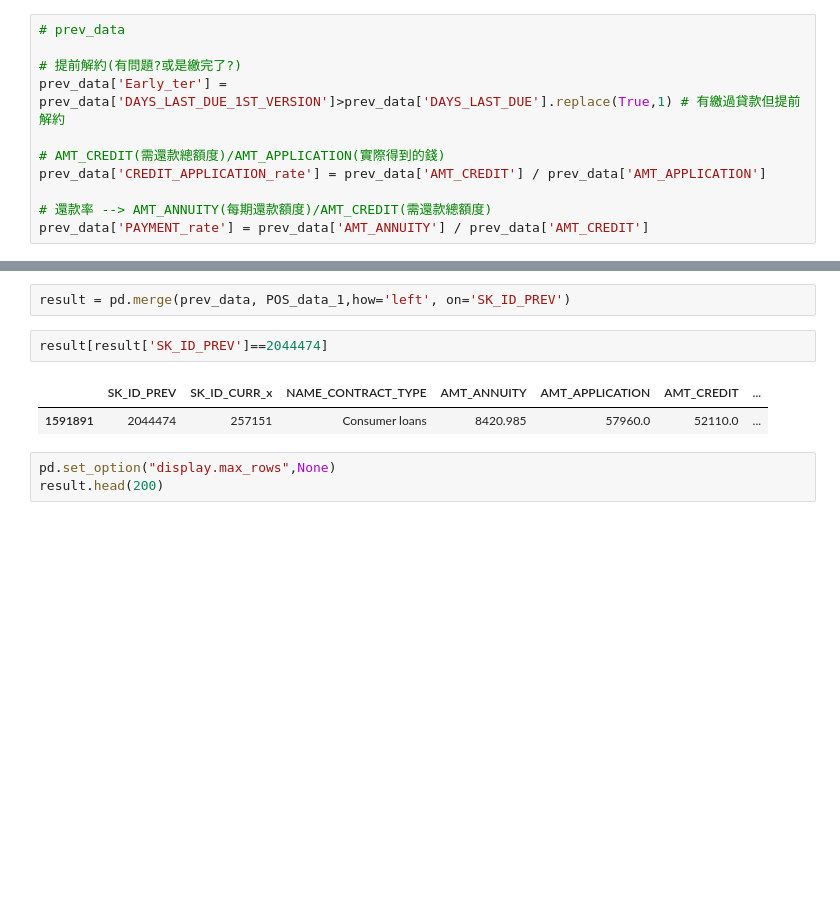
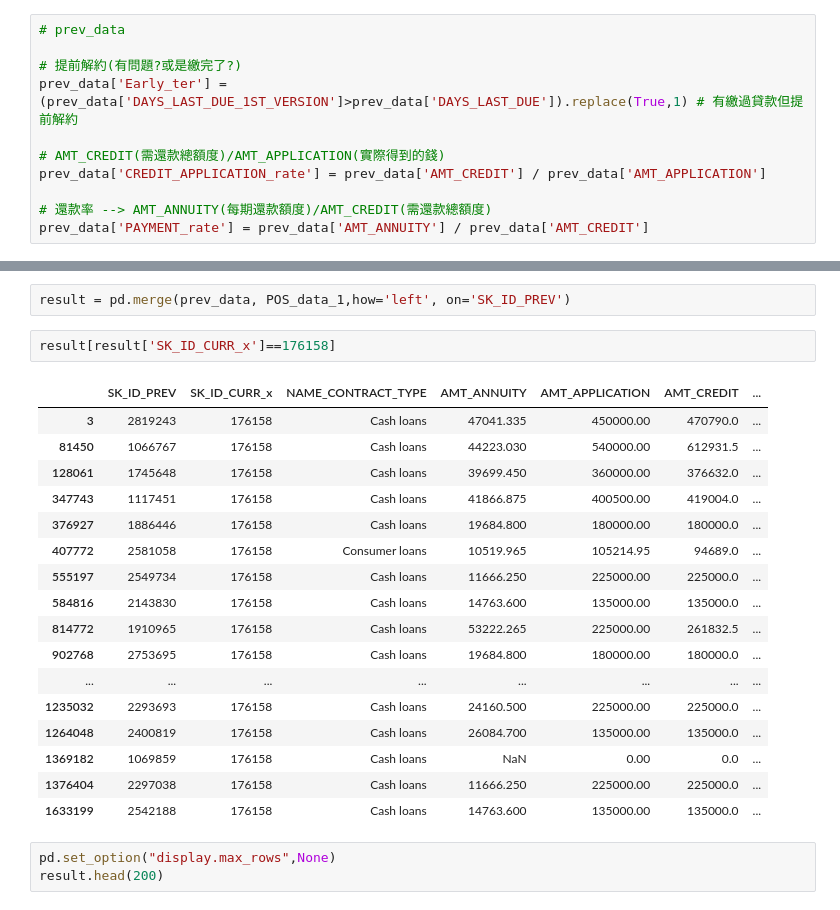
Before and after one commit to stansuo/BDSE12-Group3, a Jupyter notebook: notebooks/homecdt_fteng/Aiyd_Home_Credit-1090115.ipynb, the cells around one changed output, grey strips where cells are left out. Drawn from its saved outputs; the diff is of its cells as text; blank space fills up the shorter version.

```diff
--- a/notebooks/homecdt_fteng/Aiyd_Home_Credit-1090115.ipynb
+++ b/notebooks/homecdt_fteng/Aiyd_Home_Credit-1090115.ipynb
@@ -266,7 +281,7 @@ prev_data
 # prev_data
 
 # 提前解約(有問題?或是繳完了?)
-prev_data['Early_ter'] = prev_data['DAYS_LAST_DUE_1ST_VERSION']>prev_data['DAYS_LAST_DUE'].replace(True,1) # 有繳過貸款但提前解約
+prev_data['Early_ter'] = (prev_data['DAYS_LAST_DUE_1ST_VERSION']>prev_data['DAYS_LAST_DUE']).replace(True,1) # 有繳過貸款但提前解約
 
 # AMT_CREDIT(需還款總額度)/AMT_APPLICATION(實際得到的錢)
 prev_data['CREDIT_APPLICATION_rate'] = prev_data['AMT_CREDIT'] / prev_data['AMT_APPLICATION']
@@ -278,10 +293,25 @@ prev_data['PAYMENT_rate'] = prev_data['AMT_ANNUITY'] / prev_data['AMT_CREDIT']
 # %%
 result = pd.merge(prev_data, POS_data_1,how='left', on='SK_ID_PREV')
 # %%
-result[result['SK_ID_PREV']==2044474]
+result[result['SK_ID_CURR_x']==176158]
 # %% [output]
 |  | SK_ID_PREV | SK_ID_CURR_x | NAME_CONTRACT_TYPE | AMT_ANNUITY | AMT_APPLICATION | AMT_CREDIT | ... |
-| 1591891 | 2044474 | 257151 | Consumer loans | 8420.985 | 57960.0 | 52110.0 | ... |
+| 3 | 2819243 | 176158 | Cash loans | 47041.335 | 450000.00 | 470790.0 | ... |
+| 81450 | 1066767 | 176158 | Cash loans | 44223.030 | 540000.00 | 612931.5 | ... |
+| 128061 | 1745648 | 176158 | Cash loans | 39699.450 | 360000.00 | 376632.0 | ... |
+| 347743 | 1117451 | 176158 | Cash loans | 41866.875 | 400500.00 | 419004.0 | ... |
+| 376927 | 1886446 | 176158 | Cash loans | 19684.800 | 180000.00 | 180000.0 | ... |
+| 407772 | 2581058 | 176158 | Consumer loans | 10519.965 | 105214.95 | 94689.0 | ... |
+| 555197 | 2549734 | 176158 | Cash loans | 11666.250 | 225000.00 | 225000.0 | ... |
+| 584816 | 2143830 | 176158 | Cash loans | 14763.600 | 135000.00 | 135000.0 | ... |
+| 814772 | 1910965 | 176158 | Cash loans | 53222.265 | 225000.00 | 261832.5 | ... |
+| 902768 | 2753695 | 176158 | Cash loans | 19684.800 | 180000.00 | 180000.0 | ... |
+| ... | ... | ... | ... | ... | ... | ... | ... |
+| 1235032 | 2293693 | 176158 | Cash loans | 24160.500 | 225000.00 | 225000.0 | ... |
+| 1264048 | 2400819 | 176158 | Cash loans | 26084.700 | 135000.00 | 135000.0 | ... |
+| 1369182 | 1069859 | 176158 | Cash loans | NaN | 0.00 | 0.0 | ... |
+| 1376404 | 2297038 | 176158 | Cash loans | 11666.250 | 225000.00 | 225000.0 | ... |
+| 1633199 | 2542188 | 176158 | Cash loans | 14763.600 | 135000.00 | 135000.0 | ... |
 # %%
 pd.set_option("display.max_rows",None)
 result.head(200)
```
Also changed, not shown: parts of 5 cells of this notebook.
